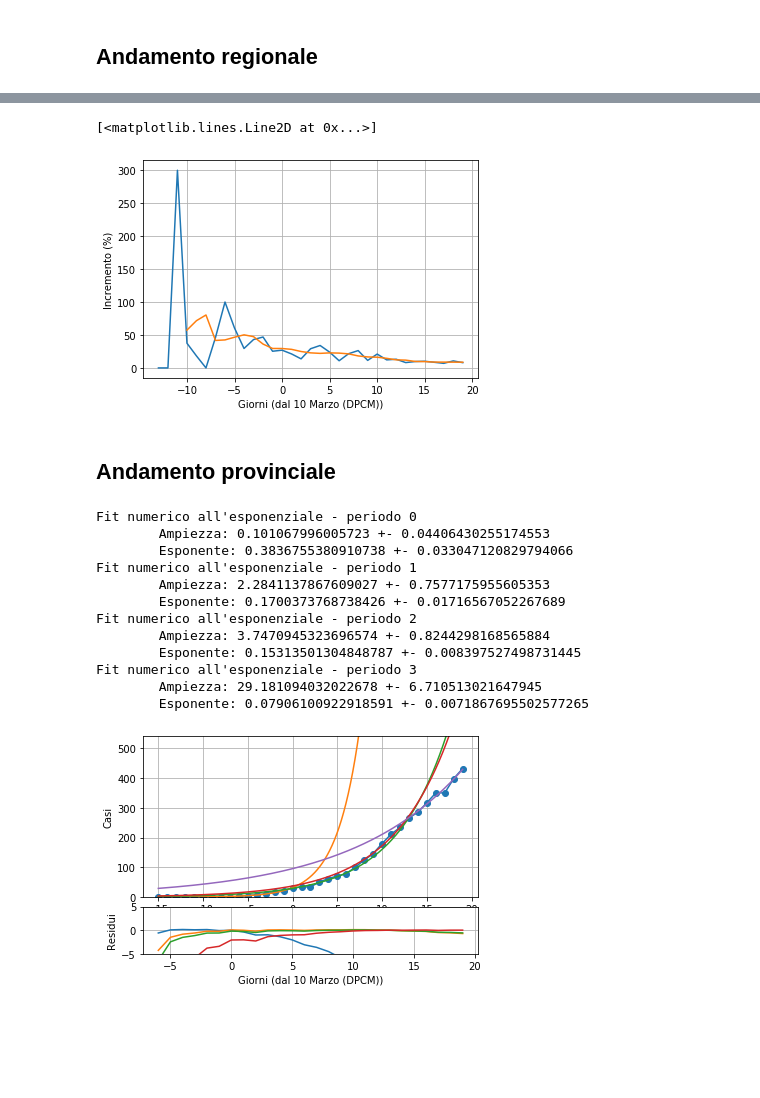
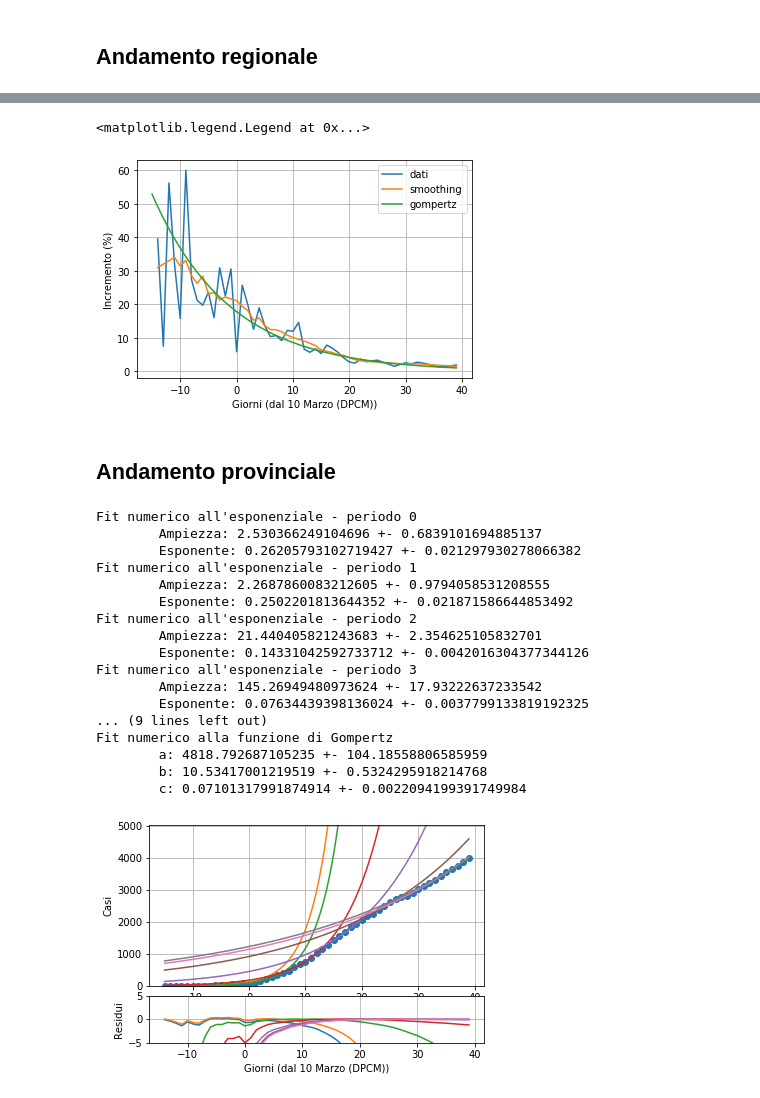
Before and after one commit to rfrancesco/covid-analysis, a Jupyter notebook: covid-ita.ipynb, the cells around one changed output, grey strips where cells are left out. Drawn from its saved outputs; the diff is of its cells as text; code cells hidden in the pictures; blank space fills up the shorter version.

```diff
--- a/covid-ita.ipynb
+++ b/covid-ita.ipynb
@@ -127,7 +185,7 @@ plt.plot(t[1:], smoothr, label='dati')
 ## Andamento regionale
 # %%
 # Scegliere la regione e il campo da analizzare:
-regione = 'Toscana'
+regione = 'Lombardia'
 
 reg_data = regioni[regioni.denominazione_regione.eq(regione)]
 reg_casi = reg_data['totale_casi']
@@ -190,7 +263,7 @@ plt.ylim(0,reg_casi.max() * 1.25)
 
 plt.plot(t,reg_casi,marker='o')
 
-for popt in popts:
+for popt in exp_popts:
     plt.plot(tt, expf(tt + t_lockdown, *popt))
 
 # Residui
@@ -199,7 +272,7 @@ plt.grid()
 plt.xlabel('Giorni (dal 10 Marzo (DPCM))')
 plt.ylabel('Residui')
 
-for popt in popts:
+for popt in exp_popts:
     plt.ylim(-5,5)
     plt.plot(t, (reg_casi - expf(t + t_lockdown, *popt))/reg_casi)
 # %% [output]
@@ -215,15 +313,17 @@ plt.xlabel('Giorni (dal 10 Marzo (DPCM))')
 plt.ylabel('Incremento (%)')
 plt.grid()
 plt.plot(t[1:], ratio, label='dati')
-plt.plot(t[1:], smoothr, label='dati')
+plt.plot(t[1:], smoothr, label='smoothing')
+plt.plot(tt, 100*dgompertz(tt + t_lockdown, *gom_popt)/gompertz(tt + t_lockdown, *gom_popt), label='gompertz')
+plt.legend()
 # %% [output]
-[<matplotlib.lines.Line2D at 0x...>]
+<matplotlib.legend.Legend at 0x...>
-[figure, old version]
+[figure, new version]
 # %% [markdown]
 ## Andamento provinciale
 # %%
 # Scegliere la provincia e il campo da analizzare
-provincia = 'PI'
+provincia = 'RM'
 
 pv_data = province[province.sigla_provincia.eq(provincia)]
 pv_casi = pv_data['totale_casi']
@@ -243,58 +343,73 @@ t = t + t_lockdown
 
 initp = np.array([1,0.2])
 
-popts = []
-pcovs = []
+exp_popts = []
+exp_pcovs = []
 
 for i, mask in enumerate(masks):
     popt, pcov = curve_fit(expf, t[mask], pv_casi[mask], initp)
-    popts.append(popt)
-    pcovs.append(pcov)
+    exp_popts.append(popt)
+    exp_pcovs.append(pcov)
 
-for i, (popt, pcov) in enumerate(zip(popts, pcovs)):
+for i, (popt, pcov) in enumerate(zip(exp_popts, exp_pcovs)):
     print(f"Fit numerico all'esponenziale - periodo {i}")
     dpopt = np.sqrt(np.diagonal(pcov))
     print(f"\tAmpiezza: {popt[0]} +- {dpopt[0]}")
     print(f"\tEsponente: {popt[1]} +- {dpopt[1]}")
     if show_covm:
         print(f"\tMatrice di covarianza: \t {pcov} \n")
+
+# Gompertz fit
+initp = np.array([10000,1,1])
+gom_popt, gom_pcov = curve_fit(gompertz, t, pv_casi, initp)
+
+print("Fit numerico alla funzione di Gompertz")
+gom_dpopt = np.sqrt(np.diagonal(gom_pcov))
+print(f"\ta: {gom_popt[0]} +- {gom_dpopt[0]}")
+print(f"\tb: {gom_popt[1]} +- {gom_dpopt[1]}")
+print(f"\tc: {gom_popt[2]} +- {gom_dpopt[2]}")
 # %% [output]
 Fit numerico all'esponenziale - periodo 0
-        Ampiezza: 0.101067996005723 +- 0.04406430255174553
-        Esponente: 0.3836755380910738 +- 0.033047120829794066
+        Ampiezza: 2.530366249104696 +- 0.6839101694885137
+        Esponente: 0.26205793102719427 +- 0.021297930278066382
 Fit numerico all'esponenziale - periodo 1
-        Ampiezza: 2.2841137867609027 +- 0.7577175955605353
-        Esponente: 0.1700373768738426 +- 0.01716567052267689
+        Ampiezza: 2.2687860083212605 +- 0.9794058531208555
+        Esponente: 0.2502201813644352 +- 0.021871586644853492
 Fit numerico all'esponenziale - periodo 2
-        Ampiezza: 3.7470945323696574 +- 0.8244298168565884
-        Esponente: 0.15313501304848787 +- 0.008397527498731445
+        Ampiezza: 21.440405821243683 +- 2.354625105832701
+        Esponente: 0.14331042592733712 +- 0.0042016304377344126
 Fit numerico all'esponenziale - periodo 3
-        Ampiezza: 29.181094032022678 +- 6.710513021647945
-        Esponente: 0.07906100922918591 +- 0.0071867695502577265
+        Ampiezza: 145.26949480973624 +- 17.93222637233542
+        Esponente: 0.07634439398136024 +- 0.0037799133819192325
+... (9 lines left out)
+Fit numerico alla funzione di Gompertz
+        a: 4818.792687105235 +- 104.18558806585959
+        b: 10.53417001219519 +- 0.5324295918214768
+        c: 0.07101317991874914 +- 0.0022094199391749984
 # %%
 t = np.linspace(0, pv_casi.size - 1, pv_casi.size) - t_lockdown
 tt = np.linspace(0, pv_casi.size-1, pv_casi.size*100) - t_lockdown
 
 # Dati e fit
 plt.subplot2grid((4,1),(0,0), rowspan = 3)
 plt.tick_params(labelbottom='off')
 plt.grid()
 plt.ylabel('Casi')
 plt.ylim(0,pv_casi.max() * 1.25)
 
 plt.plot(t,pv_casi,marker='o')
 
-for popt in popts:
+for popt in exp_popts:
     plt.plot(tt, expf(tt + t_lockdown, *popt))
 
 # Residui
 plt.subplot2grid((4,1),(3,0))
 plt.grid()
 plt.xlabel('Giorni (dal 10 Marzo (DPCM))')
 plt.ylabel('Residui')
 
-for popt in popts:
+for popt in exp_popts:
     plt.ylim(-5,5)
     plt.plot(t, (pv_casi - expf(t + t_lockdown, *popt))/pv_casi)
 # %% [output]
-[figure, old version]
+[figure, new version]
```
Also changed, not shown: parts of 12 cells of this notebook, 1 other file.
